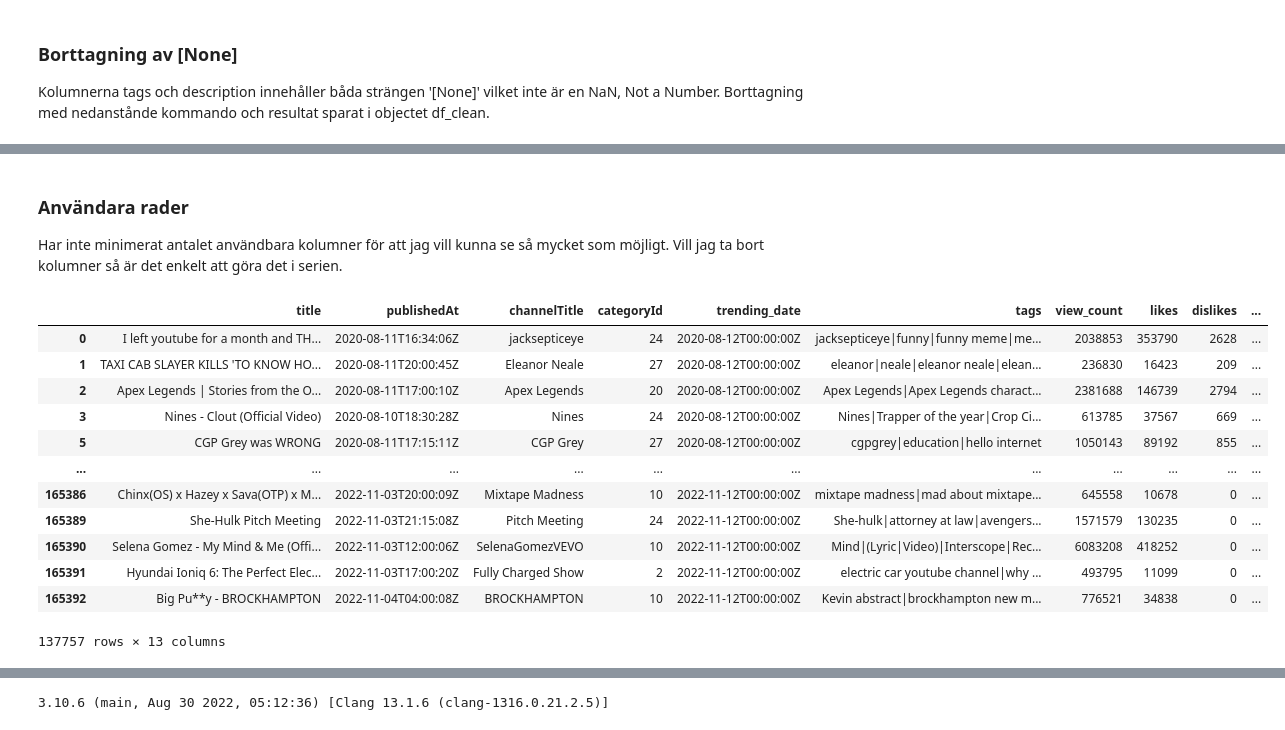
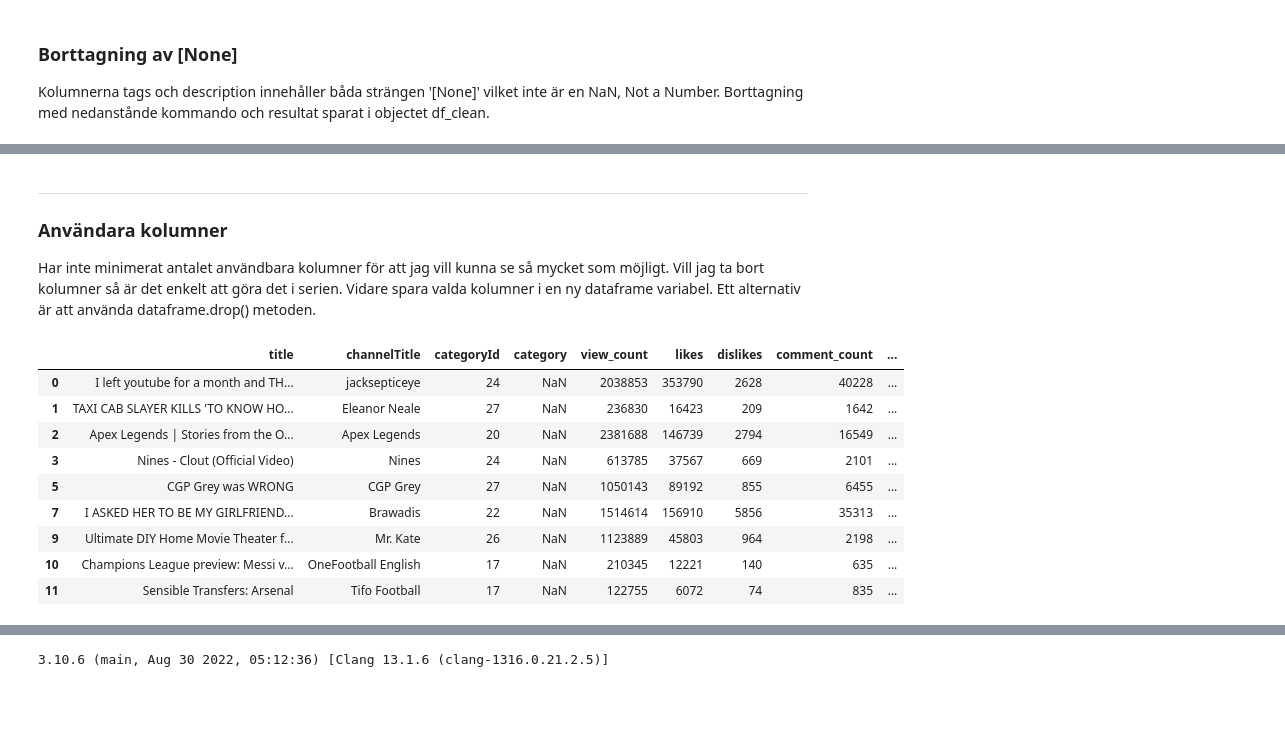
Before and after one commit to panberry/Uppgift-1-nov-22, a Jupyter notebook: notebook.ipynb, the cells around one changed output, grey strips where cells are left out. Drawn from its saved outputs; the diff is of its cells as text; code cells hidden in the pictures; blank space fills up the shorter version.

```diff
--- a/notebook.ipynb
+++ b/notebook.ipynb
@@ -253,0 +341,12 @@ df1[df1['description'].isna()]
+# %%
+df_categories = pd.read_json('./archive/GB_category_id.json')
+print(df_categories.head(3))
+
+df_json = pd.DataFrame(df_categories)
+
+print("\n++Get the categoryvalue from json!++")
+#Get the categoryvalue from json!
+print(df_json['items'][0]['kind'])
+print(df_json['items'][0]['snippet']['title'])
+print(df_json['items'][1]['snippet']['title'])
+print(df_json['items'][2]['snippet']['title'])
@@ -253,0 +371,9 @@ df1[df1['description'].isna()]
+# %%
+id_to_category = {}
+for category in df_categories['items']:
+    id_to_category[category['id']] = category['snippet']['title']
+print(id_to_category)
+print(type(id_to_category))
+
+print("\nGet a value from the dictionary: id_to_category.get('1')")
+print(id_to_category.get('1'))
@@ -253,0 +440,4 @@ df1[df1['description'].isna()]
+# %%
+current_df.insert(6, 'category', current_df['categoryId'].map(id_to_category), allow_duplicates=True)
+# current_df.insert(6, 'category', current_df['categoryId'].map(id_to_category.get(current_df.categoryId)))
+current_df
@@ -256,6 +528,6 @@ df1[df1['description'].isna()]
 Kolumnerna tags och description innehåller båda strängen '[None]' vilket inte är en NaN, Not a Number.
 Borttagning med nedanstånde kommando och resultat sparat i objectet df_clean.
 # %%
-df_clean = df1[(df1['description'] != '[None]') & (df1['tags'] != '[None]')]
+df_clean = current_df[(current_df['description'] != '[None]')  & (current_df['tags'] != '[None]')]
 df_clean
 # %% [output]
@@ -275,22 +567,21 @@ df_clean
 # %% [markdown]
-### Användara rader
+---
+### Användara kolumner
 Har inte minimerat antalet användbara kolumner för att jag vill kunna se så mycket som möjligt.
-Vill jag ta bort kolumner så är det enkelt att göra det i serien.
+Vill jag ta bort kolumner så är det enkelt att göra det i serien. Vidare spara valda kolumner i en ny dataframe variabel. Ett alternativ är att använda dataframe.drop() metoden.
 # %%
 # Only showing usable raws.
-df_usable_raws = df_clean[['title', 'publishedAt', 'channelTitle', 'categoryId', 'trending_date', 'tags', 'view_count', 'likes', 'dislikes', 'comment_count', 'comments_disabled', 'ratings_disabled', 'description']]
-df_usable_raws
+# df_usable_raws = df_clean[['title', 'publishedAt', 'channelTitle', 'categoryId', 'category', 'trending_date', 'tags', 'view_count', 'likes', 'dislikes', 'comment_count', 'comments_disabled', 'ratings_disabled', 'description']]
+df_usable_raws = df_clean[['title','channelTitle', 'categoryId', 'category', 'view_count', 'likes', 'dislikes', 'comment_count', 'description']]
+df_usable_raws.head(9)
 # %% [output]
-|  | title | publishedAt | channelTitle | categoryId | trending_date | tags | view_count | likes | dislikes | ... |
-| 0 | I left youtube for a month and TH... | 2020-08-11T16:34:06Z | jacksepticeye | 24 | 2020-08-12T00:00:00Z | jacksepticeye|funny|funny meme|me... | 2038853 | 353790 | 2628 | ... |
-| 1 | TAXI CAB SLAYER KILLS 'TO KNOW HO... | 2020-08-11T20:00:45Z | Eleanor Neale | 27 | 2020-08-12T00:00:00Z | eleanor|neale|eleanor neale|elean... | 236830 | 16423 | 209 | ... |
-| 2 | Apex Legends | Stories from the O... | 2020-08-11T17:00:10Z | Apex Legends | 20 | 2020-08-12T00:00:00Z | Apex Legends|Apex Legends charact... | 2381688 | 146739 | 2794 | ... |
-| 3 | Nines - Clout (Official Video) | 2020-08-10T18:30:28Z | Nines | 24 | 2020-08-12T00:00:00Z | Nines|Trapper of the year|Crop Ci... | 613785 | 37567 | 669 | ... |
-| 5 | CGP Grey was WRONG | 2020-08-11T17:15:11Z | CGP Grey | 27 | 2020-08-12T00:00:00Z | cgpgrey|education|hello internet | 1050143 | 89192 | 855 | ... |
-| ... | ... | ... | ... | ... | ... | ... | ... | ... | ... | ... |
-| 165386 | Chinx(OS) x Hazey x Sava(OTP) x M... | 2022-11-03T20:00:09Z | Mixtape Madness | 10 | 2022-11-12T00:00:00Z | mixtape madness|mad about mixtape... | 645558 | 10678 | 0 | ... |
-| 165389 | She-Hulk Pitch Meeting | 2022-11-03T21:15:08Z | Pitch Meeting | 24 | 2022-11-12T00:00:00Z | She-hulk|attorney at law|avengers... | 1571579 | 130235 | 0 | ... |
-| 165390 | Selena Gomez - My Mind & Me (Offi... | 2022-11-03T12:00:06Z | SelenaGomezVEVO | 10 | 2022-11-12T00:00:00Z | Mind|(Lyric|Video)|Interscope|Rec... | 6083208 | 418252 | 0 | ... |
-| 165391 | Hyundai Ioniq 6: The Perfect Elec... | 2022-11-03T17:00:20Z | Fully Charged Show | 2 | 2022-11-12T00:00:00Z | electric car youtube channel|why ... | 493795 | 11099 | 0 | ... |
-| 165392 | Big Pu**y - BROCKHAMPTON | 2022-11-04T04:00:08Z | BROCKHAMPTON | 10 | 2022-11-12T00:00:00Z | Kevin abstract|brockhampton new m... | 776521 | 34838 | 0 | ... |
+|  | title | channelTitle | categoryId | category | view_count | likes | dislikes | comment_count | ... |
+| 0 | I left youtube for a month and TH... | jacksepticeye | 24 | NaN | 2038853 | 353790 | 2628 | 40228 | ... |
+| 1 | TAXI CAB SLAYER KILLS 'TO KNOW HO... | Eleanor Neale | 27 | NaN | 236830 | 16423 | 209 | 1642 | ... |
+| 2 | Apex Legends | Stories from the O... | Apex Legends | 20 | NaN | 2381688 | 146739 | 2794 | 16549 | ... |
+| 3 | Nines - Clout (Official Video) | Nines | 24 | NaN | 613785 | 37567 | 669 | 2101 | ... |
+| 5 | CGP Grey was WRONG | CGP Grey | 27 | NaN | 1050143 | 89192 | 855 | 6455 | ... |
+| 7 | I ASKED HER TO BE MY GIRLFRIEND... | Brawadis | 22 | NaN | 1514614 | 156910 | 5856 | 35313 | ... |
+| 9 | Ultimate DIY Home Movie Theater f... | Mr. Kate | 26 | NaN | 1123889 | 45803 | 964 | 2198 | ... |
+| 10 | Champions League preview: Messi v... | OneFootball English | 17 | NaN | 210345 | 12221 | 140 | 635 | ... |
+| 11 | Sensible Transfers: Arsenal | Tifo Football | 17 | NaN | 122755 | 6072 | 74 | 835 | ... |
-137757 rows × 13 columns
```
Also changed, not shown: parts of 93 cells of this notebook, 1 other file.
